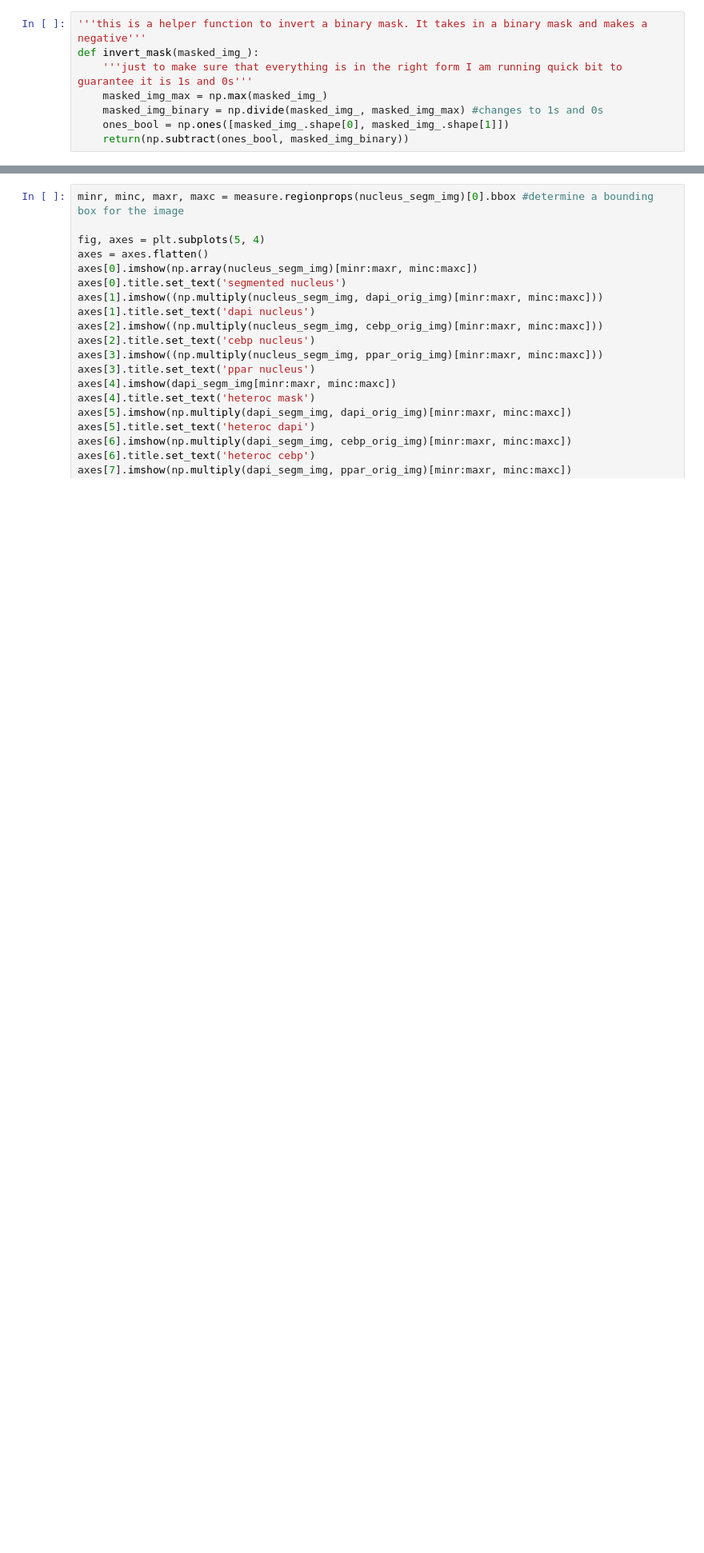
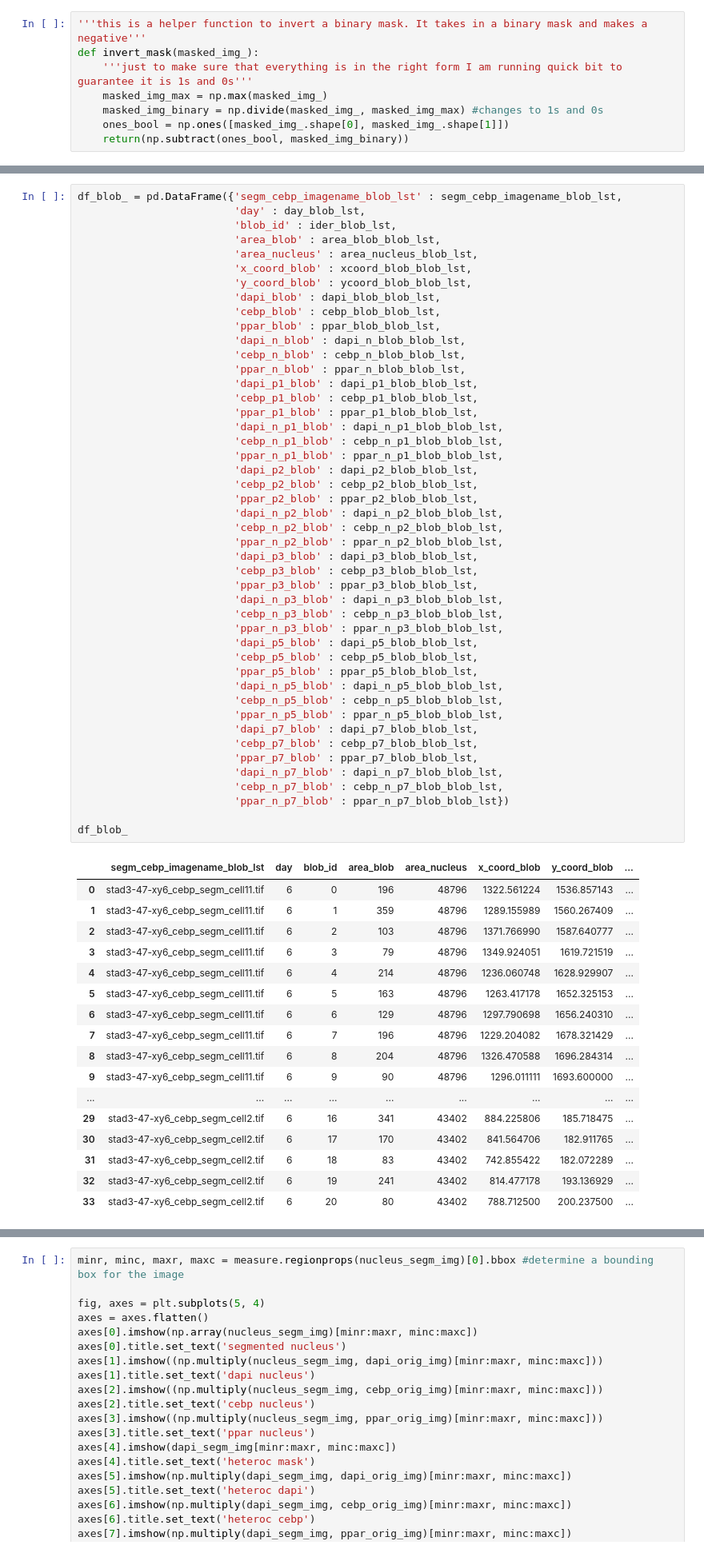
Before and after one commit to tdaugird/Legant_lab, a Jupyter notebook: 200428_adipogenesis_timecourses_revisited/190718_3t3l1_time_course_r5/img_analysis/sub_cell_exploratory.ipynb, the cells around one changed output, grey strips where cells are left out. Shown at 80% size. Cells and saved outputs as stored; diff of their text form; blank space fills up the shorter version.

Commit message:
working batched sub cell analysis
This has working version of sub cellular analysis of r5 adipogenesis time course. It only performs analysis on ~25-30 cells per time point but it is a start

```diff
--- a/200428_adipogenesis_timecourses_revisited/190718_3t3l1_time_course_r5/img_analysis/sub_cell_exploratory.ipynb
+++ b/200428_adipogenesis_timecourses_revisited/190718_3t3l1_time_course_r5/img_analysis/sub_cell_exploratory.ipynb
@@ -363,0 +1047,64 @@ len(segm_dapi_img_filename)
+# %%
+df_blob_ = pd.DataFrame({'segm_cebp_imagename_blob_lst' : segm_cebp_imagename_blob_lst,
+                         'day' : day_blob_lst,
+                         'blob_id' : ider_blob_lst,
+                         'area_blob' : area_blob_blob_lst,
+                         'area_nucleus' : area_nucleus_blob_lst,
+                         'x_coord_blob' : xcoord_blob_blob_lst,
+                         'y_coord_blob' : ycoord_blob_blob_lst,
+                         'dapi_blob' : dapi_blob_blob_lst,
+                         'cebp_blob' : cebp_blob_blob_lst,
+                         'ppar_blob' : ppar_blob_blob_lst,
+                         'dapi_n_blob' : dapi_n_blob_blob_lst,
+                         'cebp_n_blob' : cebp_n_blob_blob_lst,
+                         'ppar_n_blob' : ppar_n_blob_blob_lst,
+                         'dapi_p1_blob' : dapi_p1_blob_blob_lst,
+                         'cebp_p1_blob' : cebp_p1_blob_blob_lst,
+                         'ppar_p1_blob' : ppar_p1_blob_blob_lst,
+                         'dapi_n_p1_blob' : dapi_n_p1_blob_blob_lst,
+                         'cebp_n_p1_blob' : cebp_n_p1_blob_blob_lst,
+                         'ppar_n_p1_blob' : ppar_n_p1_blob_blob_lst,
+                         'dapi_p2_blob' : dapi_p2_blob_blob_lst,
+                         'cebp_p2_blob' : cebp_p2_blob_blob_lst,
+                         'ppar_p2_blob' : ppar_p2_blob_blob_lst,
+                         'dapi_n_p2_blob' : dapi_n_p2_blob_blob_lst,
+                         'cebp_n_p2_blob' : cebp_n_p2_blob_blob_lst,
+                         'ppar_n_p2_blob' : ppar_n_p2_blob_blob_lst,
+                         'dapi_p3_blob' : dapi_p3_blob_blob_lst,
+                         'cebp_p3_blob' : cebp_p3_blob_blob_lst,
+                         'ppar_p3_blob' : ppar_p3_blob_blob_lst,
+                         'dapi_n_p3_blob' : dapi_n_p3_blob_blob_lst,
+                         'cebp_n_p3_blob' : cebp_n_p3_blob_blob_lst,
+                         'ppar_n_p3_blob' : ppar_n_p3_blob_blob_lst,
+                         'dapi_p5_blob' : dapi_p5_blob_blob_lst,
+                         'cebp_p5_blob' : cebp_p5_blob_blob_lst,
+                         'ppar_p5_blob' : ppar_p5_blob_blob_lst,
+                         'dapi_n_p5_blob' : dapi_n_p5_blob_blob_lst,
+                         'cebp_n_p5_blob' : cebp_n_p5_blob_blob_lst,
+                         'ppar_n_p5_blob' : ppar_n_p5_blob_blob_lst,
+                         'dapi_p7_blob' : dapi_p7_blob_blob_lst,
+                         'cebp_p7_blob' : cebp_p7_blob_blob_lst,
+                         'ppar_p7_blob' : ppar_p7_blob_blob_lst,
+                         'dapi_n_p7_blob' : dapi_n_p7_blob_blob_lst,
+                         'cebp_n_p7_blob' : cebp_n_p7_blob_blob_lst,
+                         'ppar_n_p7_blob' : ppar_n_p7_blob_blob_lst})
+
+df_blob_
+# %% [output]
+|  | segm_cebp_imagename_blob_lst | day | blob_id | area_blob | area_nucleus | x_coord_blob | y_coord_blob | ... |
+| 0 | stad3-47-xy6_cebp_segm_cell11.tif | 6 | 0 | 196 | 48796 | 1322.561224 | 1536.857143 | ... |
+| 1 | stad3-47-xy6_cebp_segm_cell11.tif | 6 | 1 | 359 | 48796 | 1289.155989 | 1560.267409 | ... |
+| 2 | stad3-47-xy6_cebp_segm_cell11.tif | 6 | 2 | 103 | 48796 | 1371.766990 | 1587.640777 | ... |
+| 3 | stad3-47-xy6_cebp_segm_cell11.tif | 6 | 3 | 79 | 48796 | 1349.924051 | 1619.721519 | ... |
+| 4 | stad3-47-xy6_cebp_segm_cell11.tif | 6 | 4 | 214 | 48796 | 1236.060748 | 1628.929907 | ... |
+| 5 | stad3-47-xy6_cebp_segm_cell11.tif | 6 | 5 | 163 | 48796 | 1263.417178 | 1652.325153 | ... |
+| 6 | stad3-47-xy6_cebp_segm_cell11.tif | 6 | 6 | 129 | 48796 | 1297.790698 | 1656.240310 | ... |
+| 7 | stad3-47-xy6_cebp_segm_cell11.tif | 6 | 7 | 196 | 48796 | 1229.204082 | 1678.321429 | ... |
+| 8 | stad3-47-xy6_cebp_segm_cell11.tif | 6 | 8 | 204 | 48796 | 1326.470588 | 1696.284314 | ... |
+| 9 | stad3-47-xy6_cebp_segm_cell11.tif | 6 | 9 | 90 | 48796 | 1296.011111 | 1693.600000 | ... |
+| ... | ... | ... | ... | ... | ... | ... | ... | ... |
+| 29 | stad3-47-xy6_cebp_segm_cell2.tif | 6 | 16 | 341 | 43402 | 884.225806 | 185.718475 | ... |
+| 30 | stad3-47-xy6_cebp_segm_cell2.tif | 6 | 17 | 170 | 43402 | 841.564706 | 182.911765 | ... |
+| 31 | stad3-47-xy6_cebp_segm_cell2.tif | 6 | 18 | 83 | 43402 | 742.855422 | 182.072289 | ... |
+| 32 | stad3-47-xy6_cebp_segm_cell2.tif | 6 | 19 | 241 | 43402 | 814.477178 | 193.136929 | ... |
+| 33 | stad3-47-xy6_cebp_segm_cell2.tif | 6 | 20 | 80 | 43402 | 788.712500 | 200.237500 | ... |
```
Also changed, not shown: parts of 24 cells of this notebook, 6 other files.
